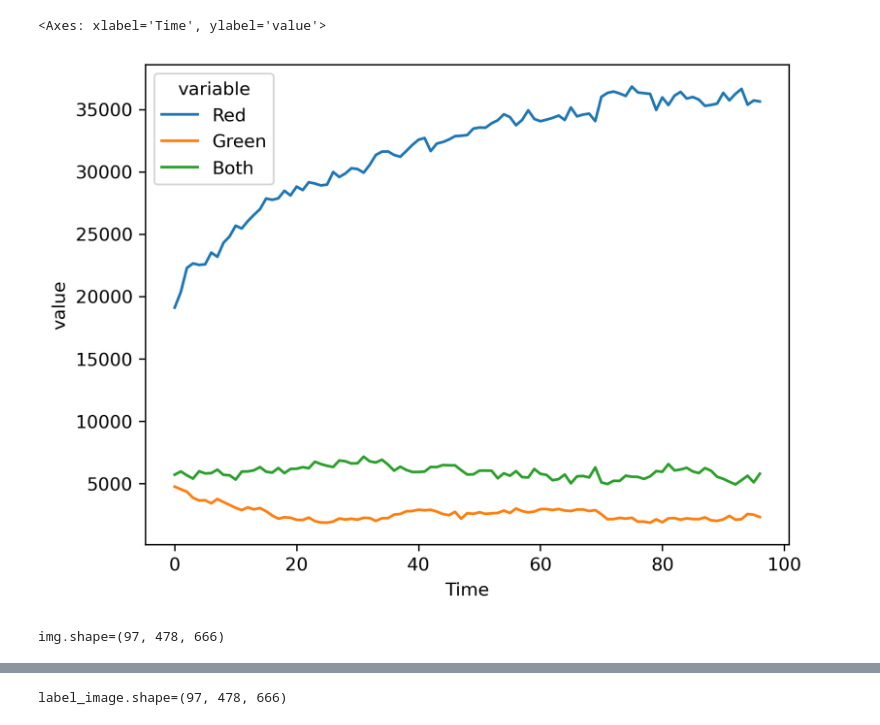
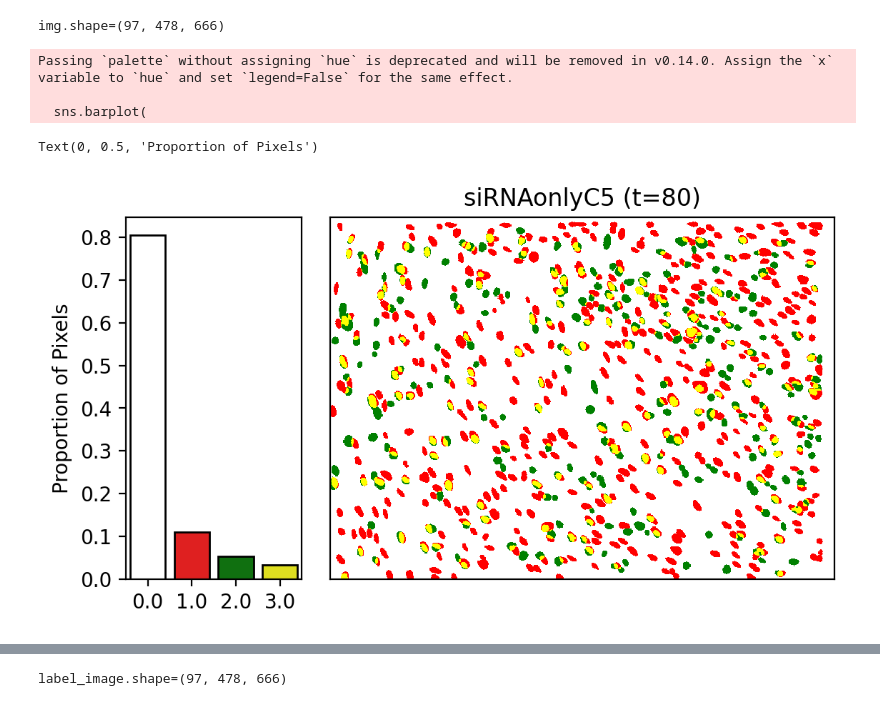
Before and after one commit to CooperStansbury/apollo, a Jupyter notebook: notebooks/dev.ipynb, the cells around one changed output, grey strips where cells are left out. Cells and saved outputs as stored; diff of their text form; code cells hidden in the pictures.

```diff
--- a/notebooks/dev.ipynb
+++ b/notebooks/dev.ipynb
@@ -24,19 +25,51 @@ df.head()
-# %%
-sns.lineplot(
-    data=pd.melt(df, id_vars='Time', value_vars=['Red', 'Green', 'Both']),
-    x='Time',
-    y='value',
-    hue='variable',
-)
-# %% [output]
-<Axes: xlabel='Time', ylabel='value'>
-[figure, removed]
 # %%
-fpath = "/scratch/indikar_root/indikar1/shared_data/apollo/labels/cellsonlyA1.tiff"
+
+fpath = "/scratch/indikar_root/indikar1/shared_data/apollo/labels/siRNAonlyC5.tiff"
+basename = os.path.basename(fpath).split(".")[0]
 img = imread(fpath)
 print(f"{img.shape=}")
+
+time = 80
+img_t = img[time, :, :]
+counts = pd.Series(img_t.ravel()).value_counts(normalize=True)
+
+plt.rcParams['figure.dpi'] = 200
+
+sns.heatmap(
+    img_t,
+    square=True,
+    cmap=['w', 'r', 'g', 'yellow'],
+    cbar=False,
+)
+
+plt.title(f"{basename} (t={time})")
+plt.yticks([])
+plt.xticks([])
+
+ax = plt.gca()
+for _, spine in ax.spines.items():
+    spine.set_visible(True)
+
+# Create a divider for the colorbar
+divider = make_axes_locatable(ax)
+
+# Add a colorbar axes to the right of the main plot
+ax2 = divider.append_axes("left", size="35%", pad=0.20)
+sns.barplot(
+    counts,
+    ax=ax2,
+    ec='k',
+    palette=['w', 'r', 'g', 'yellow'],
+)
+
+ax2.set_ylabel("Proportion of Pixels")
 # %% [output]
 img.shape=(97, 478, 666)
+Passing `palette` without assigning `hue` is deprecated and will be removed in v0.14.0. Assign the `x` variable to `hue` and set `legend=False` for the same effect.
+
+  sns.barplot(
+Text(0, 0.5, 'Proportion of Pixels')
+[figure, added]
 # %%
 def count_pixels(img):
     """
```
Also changed, not shown: parts of 4 cells of this notebook, 1 other file.
